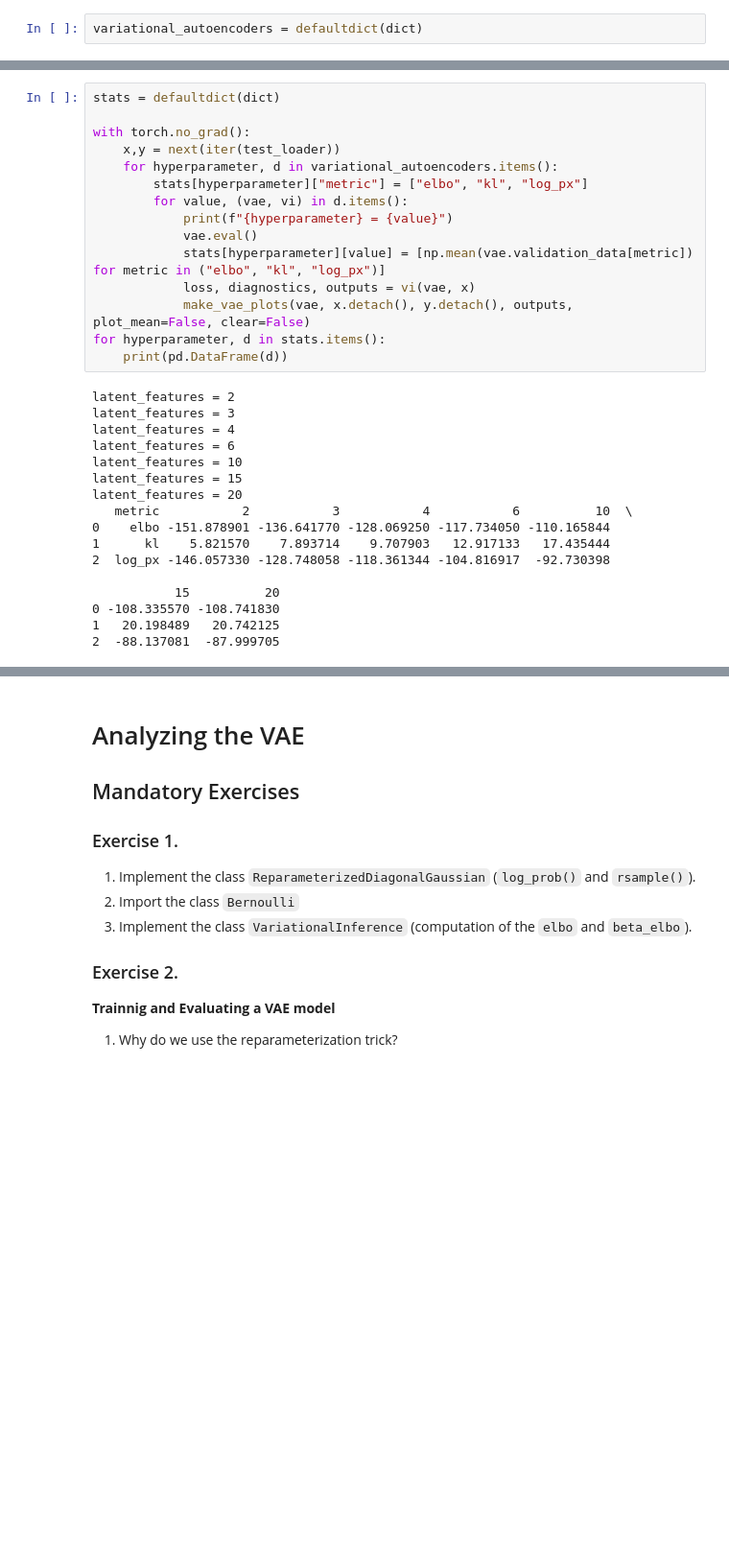
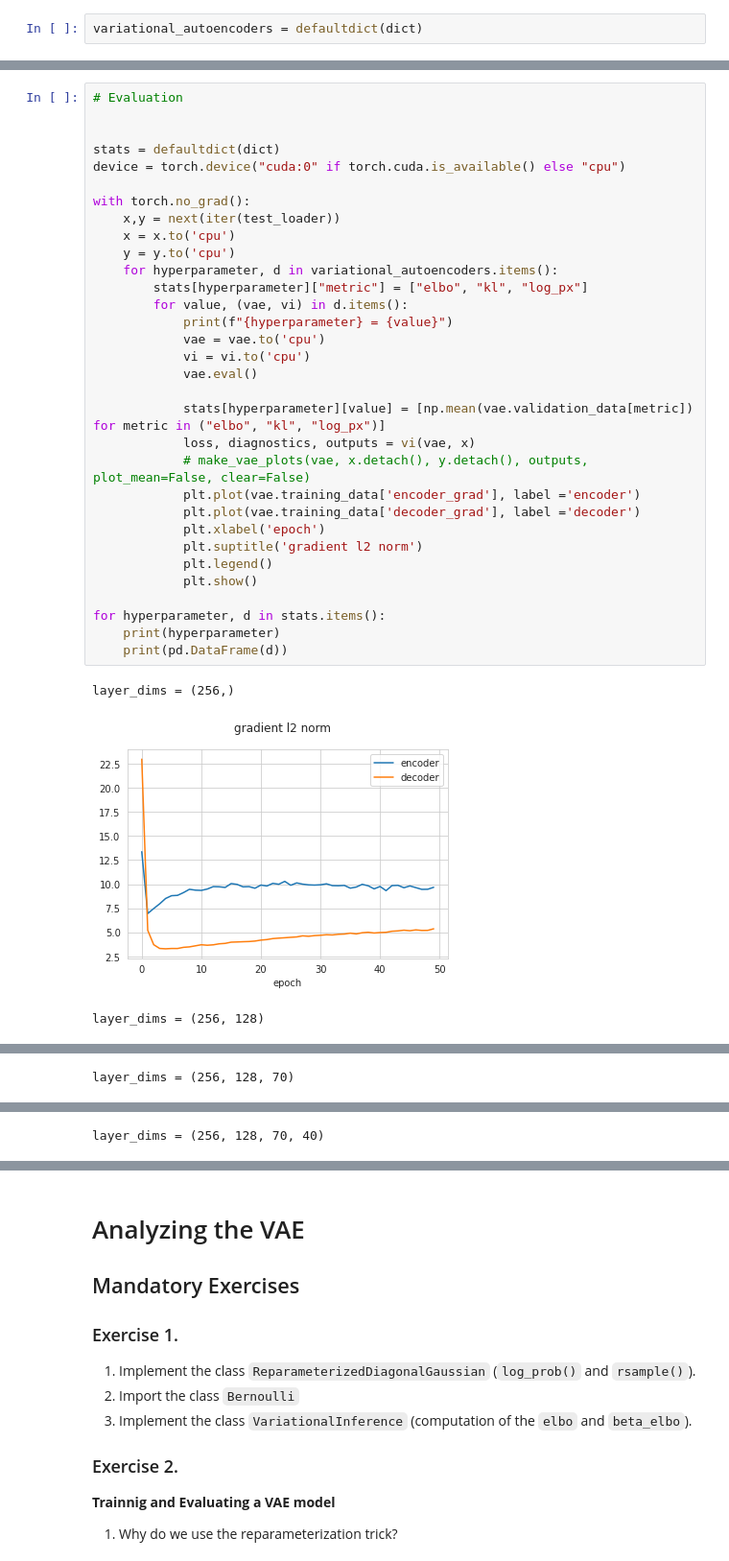
Before and after one commit to LaugeHermansen/02456-deep-learning-with-PyTorch, a Jupyter notebook: 7_Unsupervised/7.2-EXE-variational-autoencoder.ipynb, the cells around one changed output, grey strips where cells are left out. Shown: that part at 96% size. Drawn from its saved outputs; the diff is of its cells as text; blank space fills up the shorter version.

```diff
--- a/7_Unsupervised/7.2-EXE-variational-autoencoder.ipynb
+++ b/7_Unsupervised/7.2-EXE-variational-autoencoder.ipynb
@@ -832,32 +947,36 @@ for latent_features_ in [2,3,4,6,10,15,20]:
 # %%
+# Evaluation
+
+
 stats = defaultdict(dict)
+device = torch.device("cuda:0" if torch.cuda.is_available() else "cpu")
 
 with torch.no_grad():
     x,y = next(iter(test_loader))
+    x = x.to('cpu')
+    y = y.to('cpu')
     for hyperparameter, d in variational_autoencoders.items():
         stats[hyperparameter]["metric"] = ["elbo", "kl", "log_px"]
         for value, (vae, vi) in d.items():
             print(f"{hyperparameter} = {value}")
+            vae = vae.to('cpu')
+            vi = vi.to('cpu')
             vae.eval()
+
             stats[hyperparameter][value] = [np.mean(vae.validation_data[metric]) for metric in ("elbo", "kl", "log_px")]
             loss, diagnostics, outputs = vi(vae, x)
-            make_vae_plots(vae, x.detach(), y.detach(), outputs, plot_mean=False, clear=False)
+            # make_vae_plots(vae, x.detach(), y.detach(), outputs, plot_mean=False, clear=False)
+            plt.plot(vae.training_data['encoder_grad'], label ='encoder')
+            plt.plot(vae.training_data['decoder_grad'], label ='decoder')
+            plt.xlabel('epoch')
+            plt.suptitle('gradient l2 norm')
+            plt.legend()
+            plt.show()
+
 for hyperparameter, d in stats.items():
+    print(hyperparameter)
     print(pd.DataFrame(d))
 # %% [output]
-latent_features = 2
-latent_features = 3
-latent_features = 4
-latent_features = 6
-latent_features = 10
-latent_features = 15
-latent_features = 20
-   metric           2           3           4           6          10  \
-0    elbo -151.878901 -136.641770 -128.069250 -117.734050 -110.165844
-1      kl    5.821570    7.893714    9.707903   12.917133   17.435444
-2  log_px -146.057330 -128.748058 -118.361344 -104.816917  -92.730398
-
-           15          20
-0 -108.335570 -108.741830
-1   20.198489   20.742125
-2  -88.137081  -87.999705
+layer_dims = (256,)
+[figure, added]
+layer_dims = (256, 128)
@@ -863,0 +984 @@ latent_features = 20
+layer_dims = (256, 128, 70)
@@ -863,0 +986 @@ latent_features = 20
+layer_dims = (256, 128, 70, 40)
```
Also changed, not shown: parts of 20 cells of this notebook.
